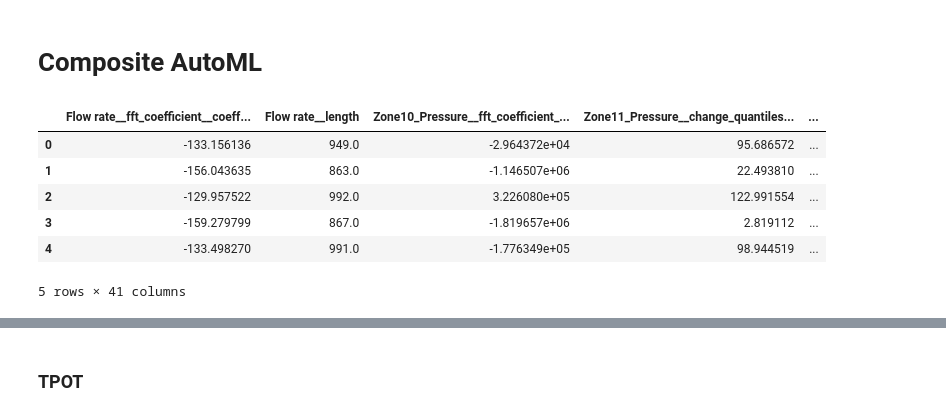
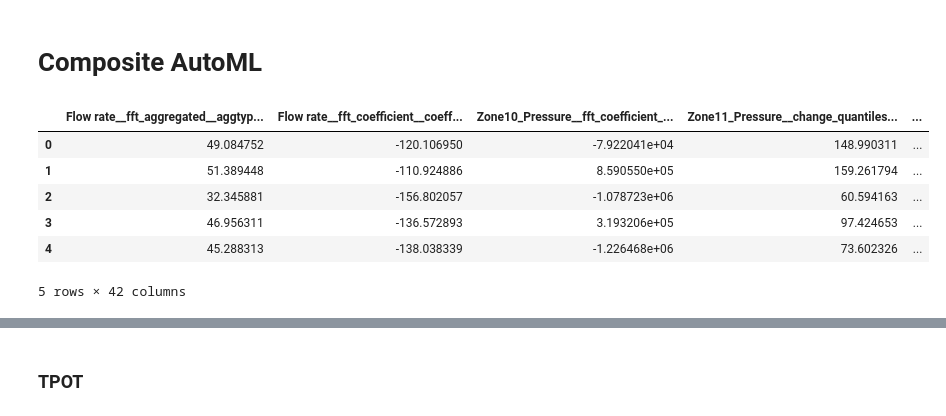
Before and after one commit to xetxezarreta/composite-analysis, a Jupyter notebook: 2-automl.ipynb, the cells around one changed output, grey strips where cells are left out. Drawn from its saved outputs; the diff is of its cells as text; code cells hidden in the pictures.

```diff
--- a/2-automl.ipynb
+++ b/2-automl.ipynb
@@ -1,20 +1,23 @@
 # %% [markdown]
 # Composite AutoML
 # %%
+import numpy as np
 import pandas as pd
 
-df = pd.read_csv('tmp/selected_data_final.csv')
+seed = 0
+
+df = pd.read_csv('tmp/selected_data_2.csv')
 df = df.loc[:, ~df.columns.str.contains('^Unnamed')]
 
 X = df.iloc[:,:-1]
 y = df.iloc[:,-1]
 
 df.head()
 # %% [output]
-|  | Flow rate__fft_coefficient__coeff... | Flow rate__length | Zone10_Pressure__fft_coefficient_... | Zone11_Pressure__change_quantiles... | ... |
-| 0 | -133.156136 | 949.0 | -2.964372e+04 | 95.686572 | ... |
-| 1 | -156.043635 | 863.0 | -1.146507e+06 | 22.493810 | ... |
-| 2 | -129.957522 | 992.0 | 3.226080e+05 | 122.991554 | ... |
-| 3 | -159.279799 | 867.0 | -1.819657e+06 | 2.819112 | ... |
-| 4 | -133.498270 | 991.0 | -1.776349e+05 | 98.944519 | ... |
+|  | Flow rate__fft_aggregated__aggtyp... | Flow rate__fft_coefficient__coeff... | Zone10_Pressure__fft_coefficient_... | Zone11_Pressure__change_quantiles... | ... |
+| 0 | 49.084752 | -120.106950 | -7.922041e+04 | 148.990311 | ... |
+| 1 | 51.389448 | -110.924886 | 8.590550e+05 | 159.261794 | ... |
+| 2 | 32.345881 | -156.802057 | -1.078723e+06 | 60.594163 | ... |
+| 3 | 46.956311 | -136.572893 | 3.193206e+05 | 97.424653 | ... |
+| 4 | 45.288313 | -138.038339 | -1.226468e+06 | 73.602326 | ... |
-5 rows × 41 columns
+5 rows × 42 columns
```
Also changed, not shown: parts of 4 cells of this notebook, 1 other file.
